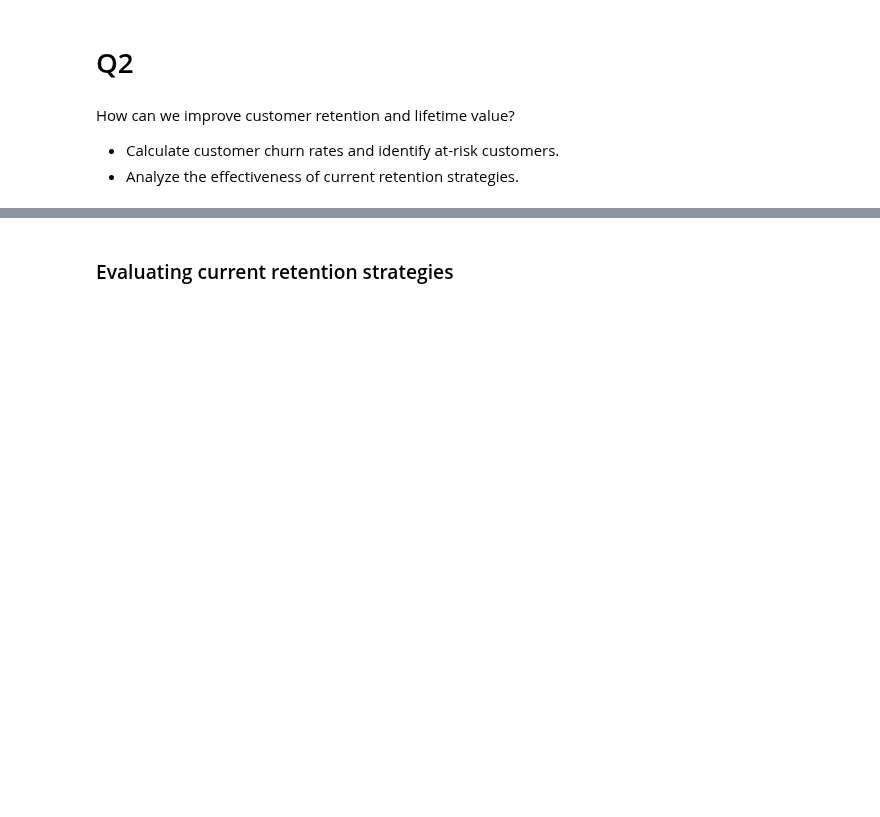
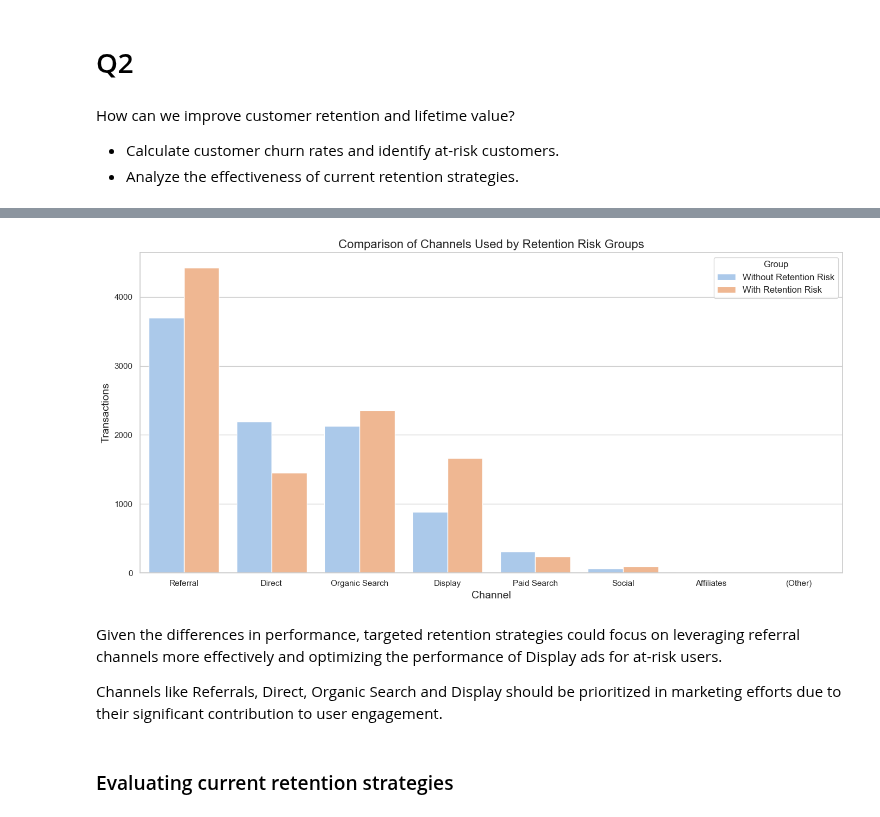
Before and after one commit to woobrandon/DSA3101-Potato-Wedges, a Jupyter notebook: SubgroupA/GoogleAnalyticsAnalysis.ipynb, the cells around one changed output, grey strips where cells are left out. Saved outputs shown, nothing was run; the diff lists cells and outputs as text; code cells hidden in the pictures; blank space fills up the shorter version.

```diff
--- a/SubgroupA/GoogleAnalyticsAnalysis.ipynb
+++ b/SubgroupA/GoogleAnalyticsAnalysis.ipynb
@@ -858,7 +1132,7 @@ query = f"""
                         PARTITION BY fullVisitorID
                         ORDER BY Date
                         ROWS BETWEEN 89 PRECEDING AND CURRENT ROW
-                    ) - 1) / 89, 0
+                    )) / 90, 0
                 ) AS ThreeMonthSTDMA
             FROM
                 DailyPurchases
@@ -890,8 +1164,8 @@ query = f"""
             ORDER BY
                 Date
         ),
-        -- Find the channels used by those with a retention risk: Less than threshold or have not purchased within the last 3 months
-        RetentionRisk AS (
+        -- Find the channels used by those without a retention risk: More than threshold or have purchased within the last 3 months
+        Retention AS (
             SELECT
                 channelGrouping AS Channel,
                 SUM(IF(totals.transactions IS NOT NULL, totals.transactions, 0)) AS Transactions
@@ -902,7 +1176,7 @@ query = f"""
             ON
                 df.fullVisitorID = lt.fullVisitorID
             WHERE
-                lt.LowerBoundOneMonthLag >= lt.OneMonthMA AND lt.Date < (SELECT MAX(Date) FROM LaggingThreshold) - INTERVAL 3 MONTH
+                lt.LowerBoundOneMonthLag < lt.OneMonthMA AND lt.Date >= (SELECT MAX(Date) FROM LaggingThreshold) - INTERVAL 3 MONTH
             GROUP BY
                 Channel
         ),
@@ -910,7 +1184,7 @@ query = f"""
             SELECT
                 SUM(Transactions) AS Total
             FROM
-                RetentionRisk
+                Retention
         )
 
         SELECT
@@ -918,7 +1192,7 @@ query = f"""
             Transactions,
             (Transactions / TotalTransactions.Total) * 100 AS Transactions_Pct
         FROM
-            RetentionRisk,
+            Retention,
             TotalTransactions
         ORDER BY
             Transactions_Pct DESC
@@ -926,6 +1200,4 @@ query = f"""
 
 rows = client.query(query)
 
-result_df = rows.to_dataframe()
-
-print(result_df, "\n")
+result_df_notRetentionRisk = rows.to_dataframe()
@@ -1344,3 +1204,27 @@ The churn rate for google online store is : 45.8591 %
+# %%
+# Add a column to distinguish between the two groups
+result_df_notRetentionRisk['Group'] = 'Without Retention Risk'
+result_df_retentionRisk['Group'] = 'With Retention Risk'
+
+combined_df = pd.concat([result_df_notRetentionRisk, result_df_retentionRisk])
+
+plt.figure(figsize=(14, 7))
+sns.barplot(x='Channel', y='Transactions', hue='Group',
+            data=combined_df, palette='pastel', ci=None)
+
+plt.title('Comparison of Channels Used by Retention Risk Groups', fontsize=16)
+plt.xlabel('Channel', fontsize=14)
+plt.ylabel('Transactions', fontsize=14)
+plt.legend(title='Group', fontsize=12)
+plt.tight_layout()
+
+plt.show()
+# %% [output]
+[figure, added]
+# %% [markdown]
+Given the differences in performance, targeted retention strategies could focus on leveraging referral channels more effectively and optimizing the performance of Display ads for at-risk users.
+
+Channels like Referrals, Direct, Organic Search and Display should be prioritized in marketing efforts due to their significant contribution to user engagement.
 # %% [markdown]
 ### Evaluating current retention strategies
 # %%
```
Also changed, not shown: parts of 24 cells of this notebook.
